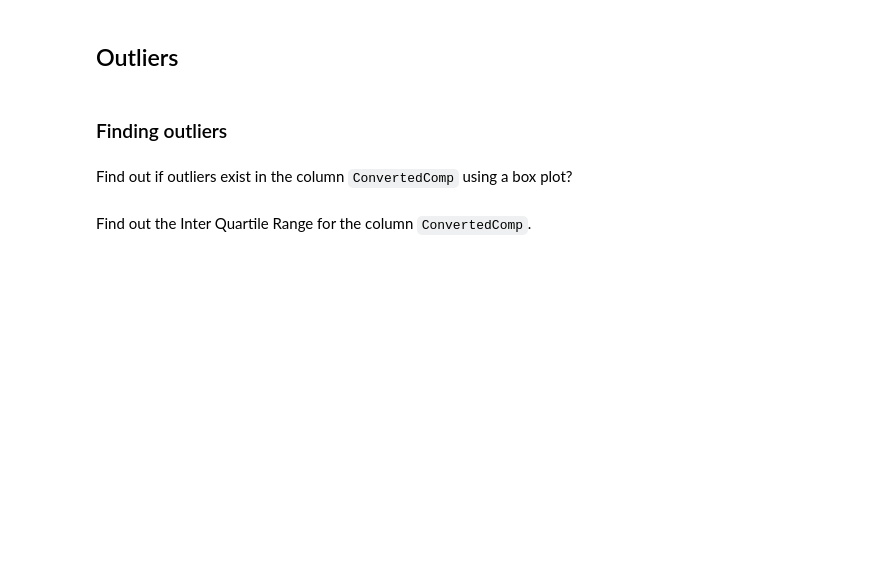
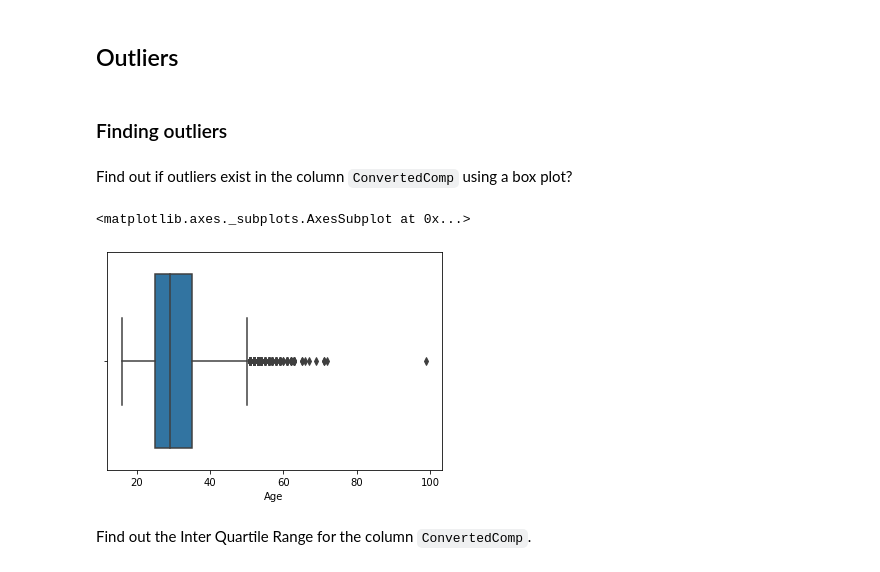
Before and after one commit to SyllabusRomeo/IBM-Data-Analyst, a Jupyter notebook: M3ExploratoryDataAnalysis-lab.ipynb, the cells around one changed output. Saved outputs shown, nothing was run; the diff lists cells and outputs as text; code cells hidden in the pictures; blank space fills up the shorter version.

```diff
--- a/M3ExploratoryDataAnalysis-lab.ipynb
+++ b/M3ExploratoryDataAnalysis-lab.ipynb
@@ -134,5 +137,9 @@ Plot a histogram of the column `Age`.
 Find out if outliers exist in the column `ConvertedComp` using a box plot?
 # %%
 # your code goes here
+sns.boxplot(x=df['Age'])
+# %% [output]
+<matplotlib.axes._subplots.AxesSubplot at 0x...>
+[figure, added]
 # %% [markdown]
 Find out the Inter Quartile Range for the column `ConvertedComp`.
```
Also changed, not shown: parts of 9 cells of this notebook.
